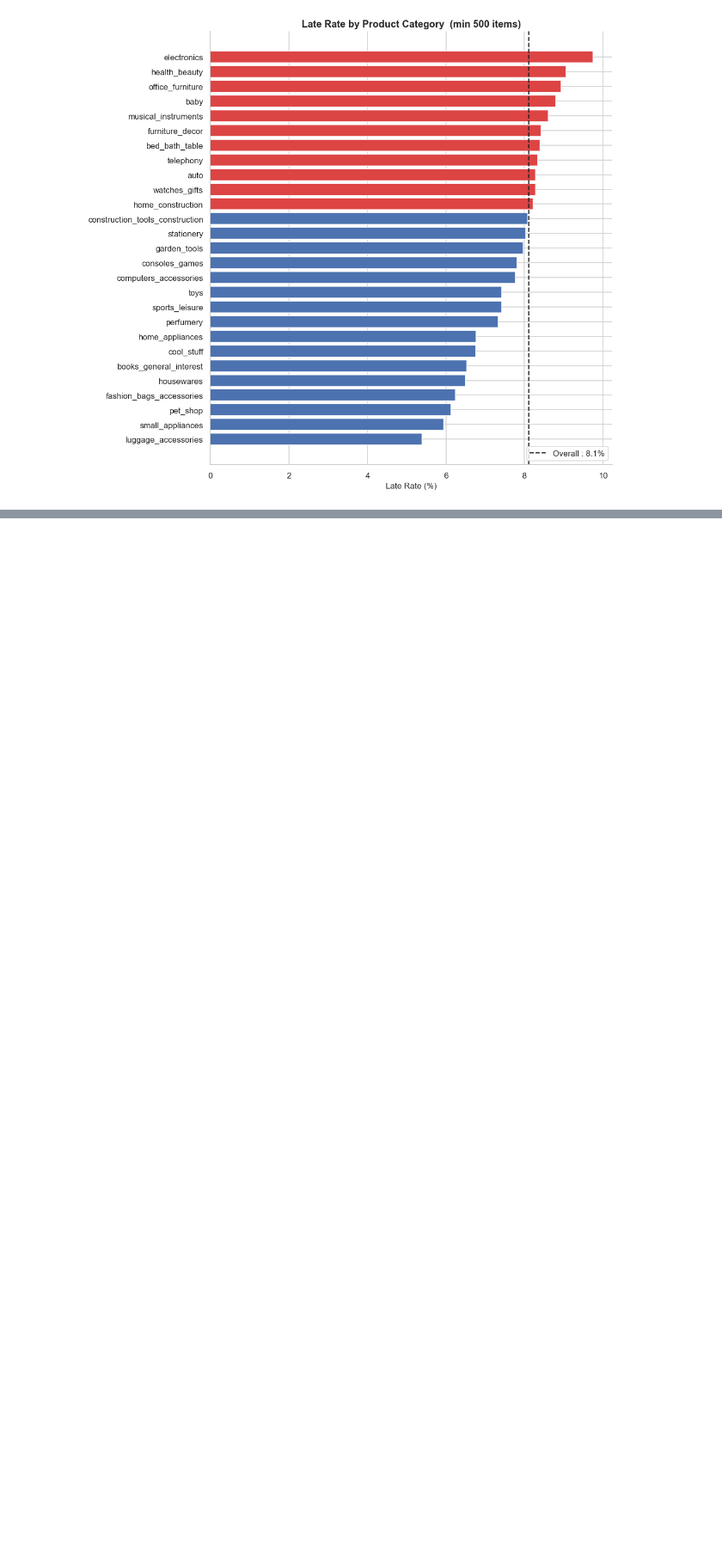
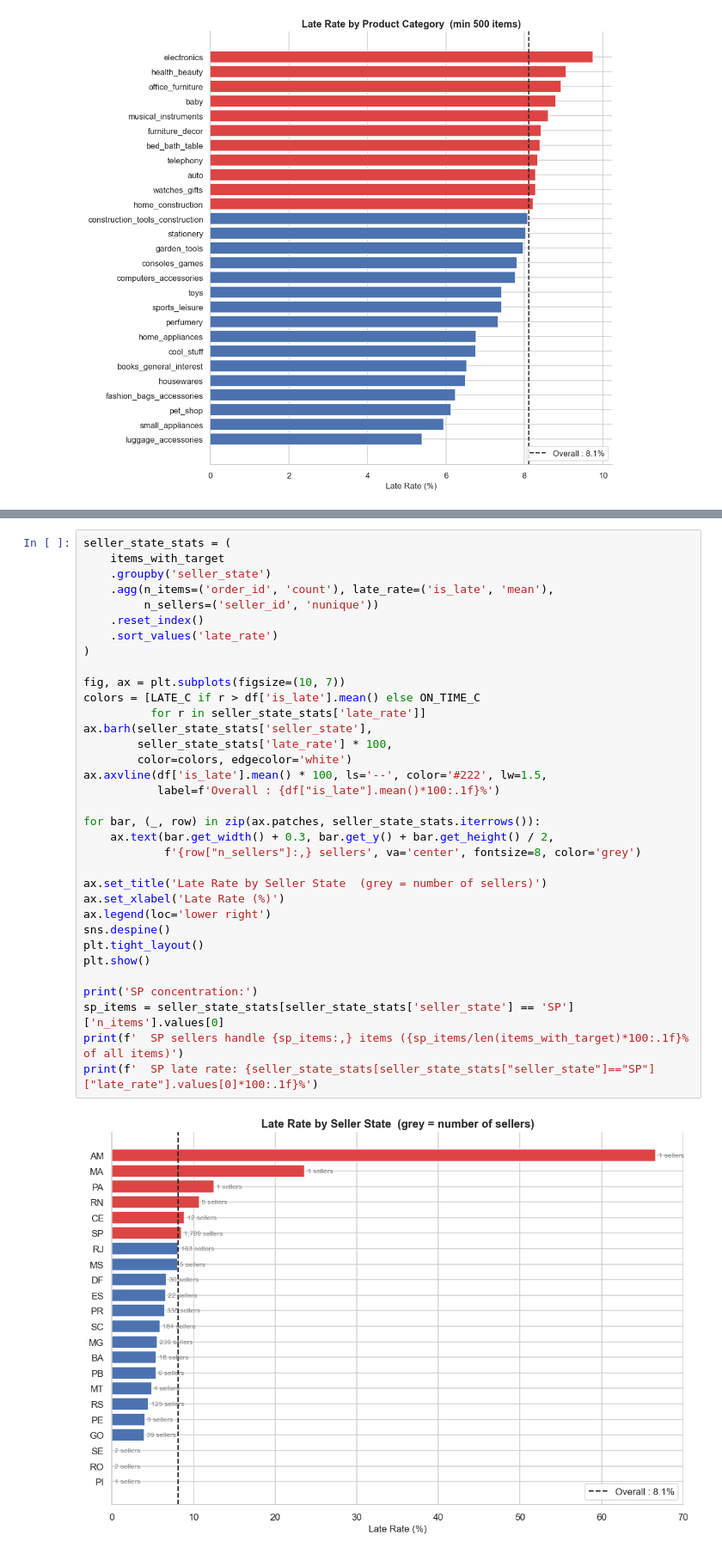
Before and after one commit to Ameed2/capstone-project3, a Jupyter notebook: notebooks/03_eda.ipynb, the cells around one changed output, grey strips where cells are left out. Shown at 86% size. Cells and saved outputs as stored; diff of their text form; blank space fills up the shorter version.

```diff
--- a/notebooks/03_eda.ipynb
+++ b/notebooks/03_eda.ipynb
@@ -574,0 +697,36 @@ useful predictors.
+# %%
+seller_state_stats = (
+    items_with_target
+    .groupby('seller_state')
+    .agg(n_items=('order_id', 'count'), late_rate=('is_late', 'mean'),
+         n_sellers=('seller_id', 'nunique'))
+    .reset_index()
+    .sort_values('late_rate')
+)
+
+fig, ax = plt.subplots(figsize=(10, 7))
+colors = [LATE_C if r > df['is_late'].mean() else ON_TIME_C
+          for r in seller_state_stats['late_rate']]
+ax.barh(seller_state_stats['seller_state'],
+        seller_state_stats['late_rate'] * 100,
+        color=colors, edgecolor='white')
+ax.axvline(df['is_late'].mean() * 100, ls='--', color='#222', lw=1.5,
+           label=f'Overall : {df["is_late"].mean()*100:.1f}%')
+
+for bar, (_, row) in zip(ax.patches, seller_state_stats.iterrows()):
+    ax.text(bar.get_width() + 0.3, bar.get_y() + bar.get_height() / 2,
+            f'{row["n_sellers"]:,} sellers', va='center', fontsize=8, color='grey')
+
+ax.set_title('Late Rate by Seller State  (grey = number of sellers)')
+ax.set_xlabel('Late Rate (%)')
+ax.legend(loc='lower right')
+sns.despine()
+plt.tight_layout()
+plt.show()
+
+print('SP concentration:')
+sp_items = seller_state_stats[seller_state_stats['seller_state'] == 'SP']['n_items'].values[0]
+print(f'  SP sellers handle {sp_items:,} items ({sp_items/len(items_with_target)*100:.1f}% of all items)')
+print(f'  SP late rate: {seller_state_stats[seller_state_stats["seller_state"]=="SP"]["late_rate"].values[0]*100:.1f}%')
+# %% [output]
+[figure, added]
```
Also changed, not shown: parts of 11 cells of this notebook, 31 other files.
